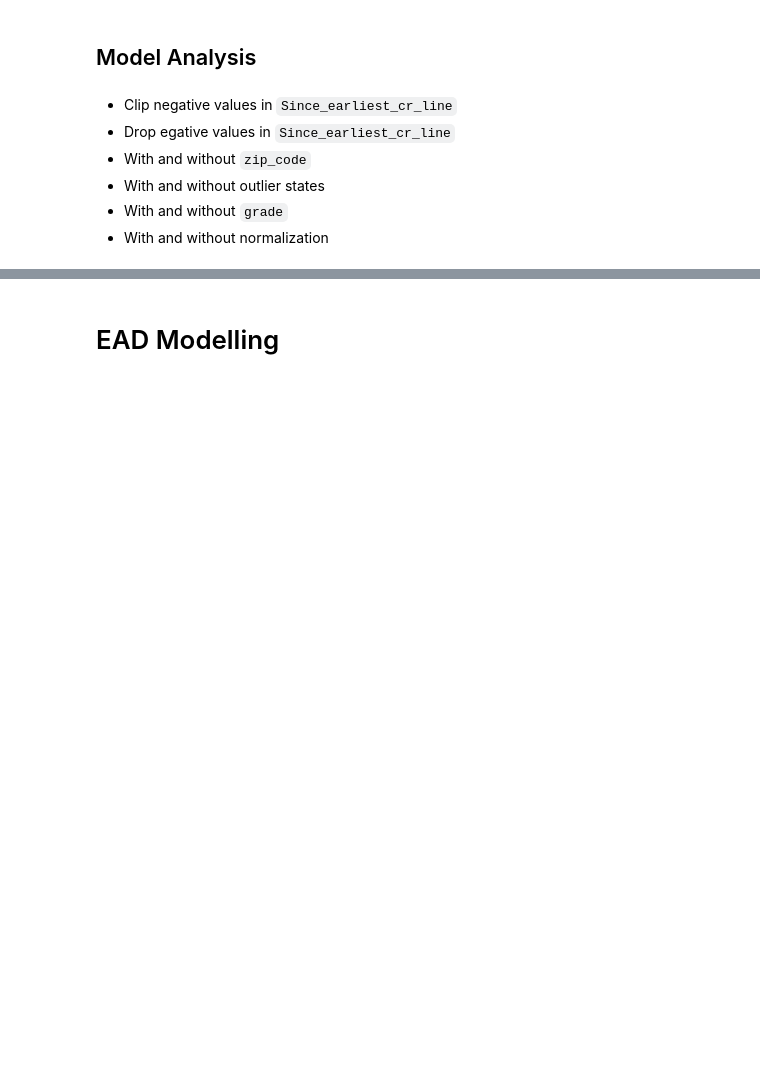
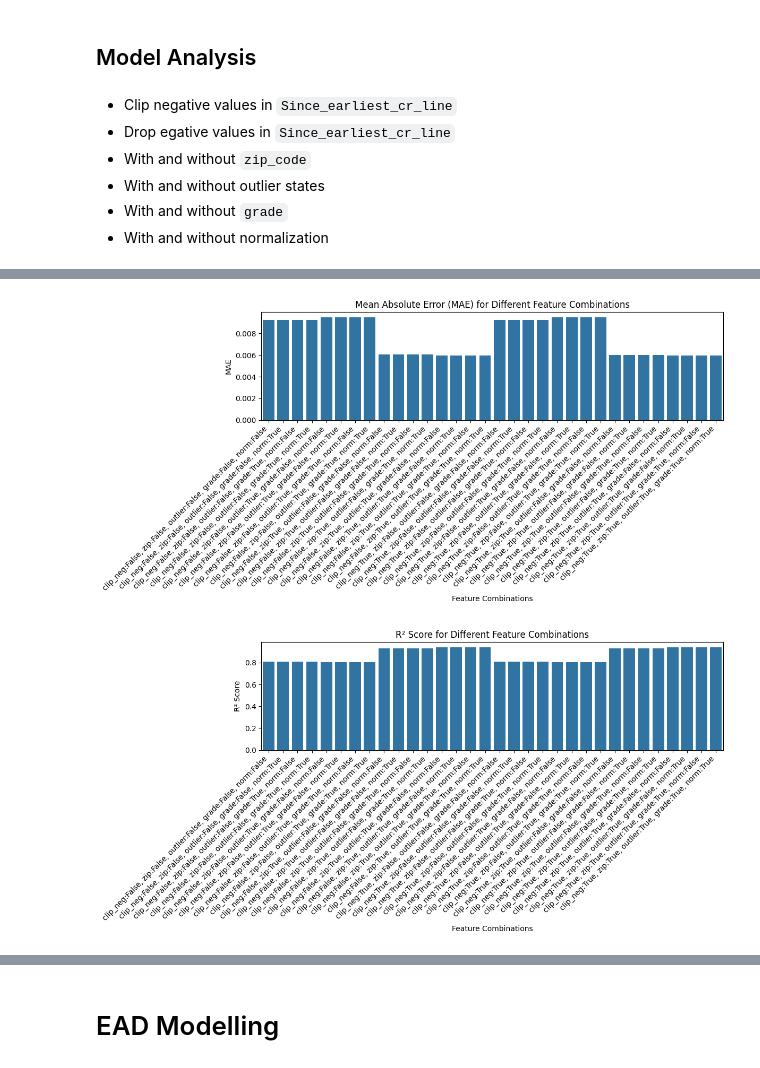
Before and after one commit to MYOUSSF/CreditRisk, a Jupyter notebook: Loss_Given_Default_Modelling.ipynb, the cells around one changed output, grey strips where cells are left out. Saved outputs shown, nothing was run; the diff lists cells and outputs as text; code cells hidden in the pictures; blank space fills up the shorter version.

```diff
--- a/Loss_Given_Default_Modelling.ipynb
+++ b/Loss_Given_Default_Modelling.ipynb
@@ -442,0 +441,8 @@ df = df_backup.copy()
+# %%
+df = df_backup.copy()
+df['recovery_rate'] = df['recoveries'] / df['funded_amnt']
+df.drop('recoveries', axis=1, inplace=True)
+df = df[df['recovery_rate']<=1]
+# %%
+desc = describe_dataset(df.select_dtypes('float'))
+num_cols = desc[desc['unique']>99]['variable'].values
@@ -442,0 +459,2 @@ df = df_backup.copy()
+# %%
+num_cols = num_cols[:-1]
@@ -442,0 +577,26 @@ df = df_backup.copy()
+# %%
+results_df['combination'] = results_df.apply(
+    lambda row: f"clip_neg:{row['clip_neg_values']}, zip:{row['remove_zip_code']}, outlier:{row['remove_outlier_states']}, grade:{row['remove_grade']}, norm:{row['normalize']}", axis=1)
+
+# Plot MAE
+plt.figure(figsize=(12, 6))
+sns.barplot(x='combination', y='mae', data=results_df)
+plt.xticks(rotation=45, ha='right')
+plt.title('Mean Absolute Error (MAE) for Different Feature Combinations')
+plt.xlabel('Feature Combinations')
+plt.ylabel('MAE')
+plt.tight_layout()
+plt.show()
+
+# Plot R² Score
+plt.figure(figsize=(12, 6))
+sns.barplot(x='combination', y='r2_score', data=results_df)
+plt.xticks(rotation=45, ha='right')
+plt.title('R² Score for Different Feature Combinations')
+plt.xlabel('Feature Combinations')
+plt.ylabel('R² Score')
+plt.tight_layout()
+plt.show()
+# %% [output]
+[figure, added]
+[figure, added]
```
Also changed, not shown: parts of 6 cells of this notebook.
